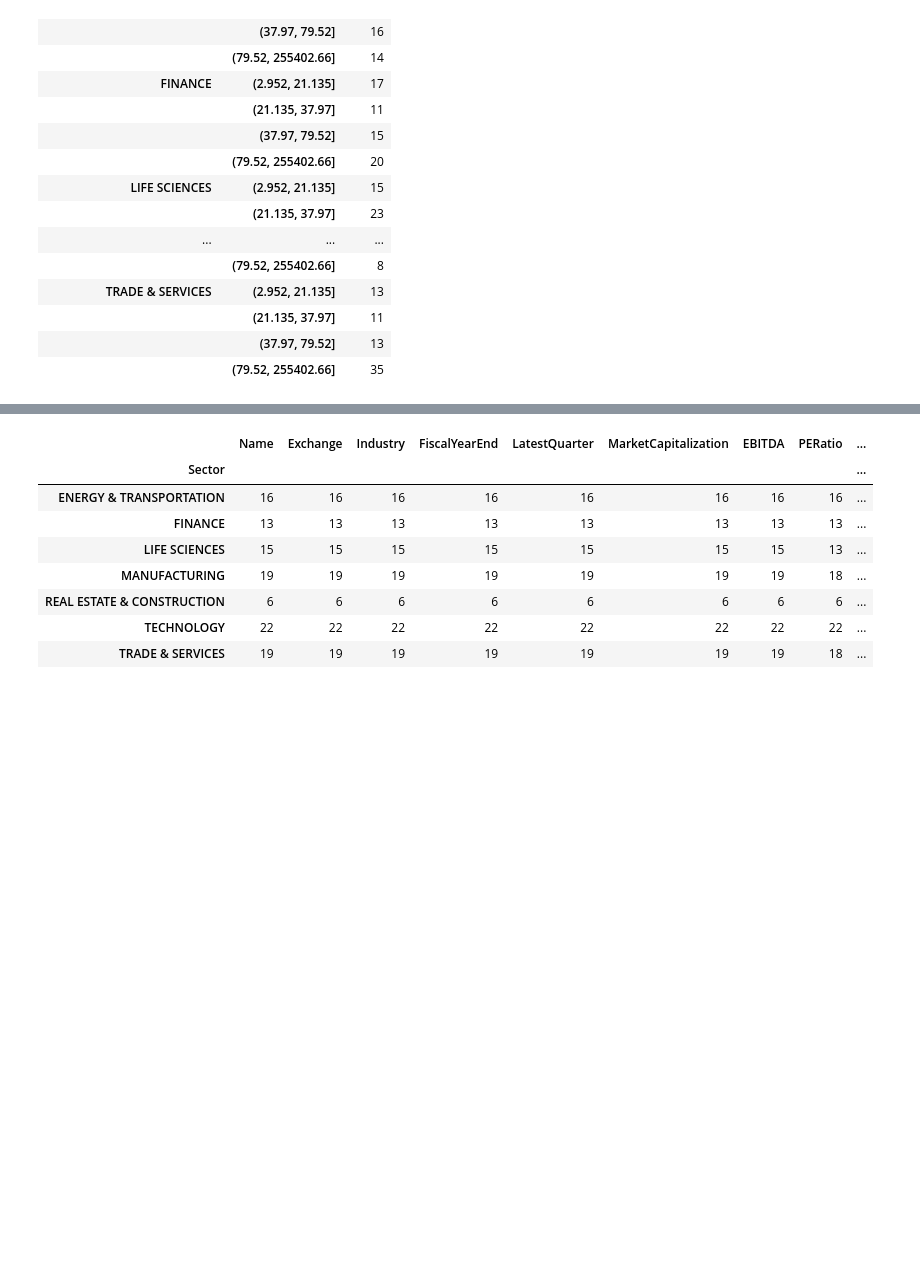
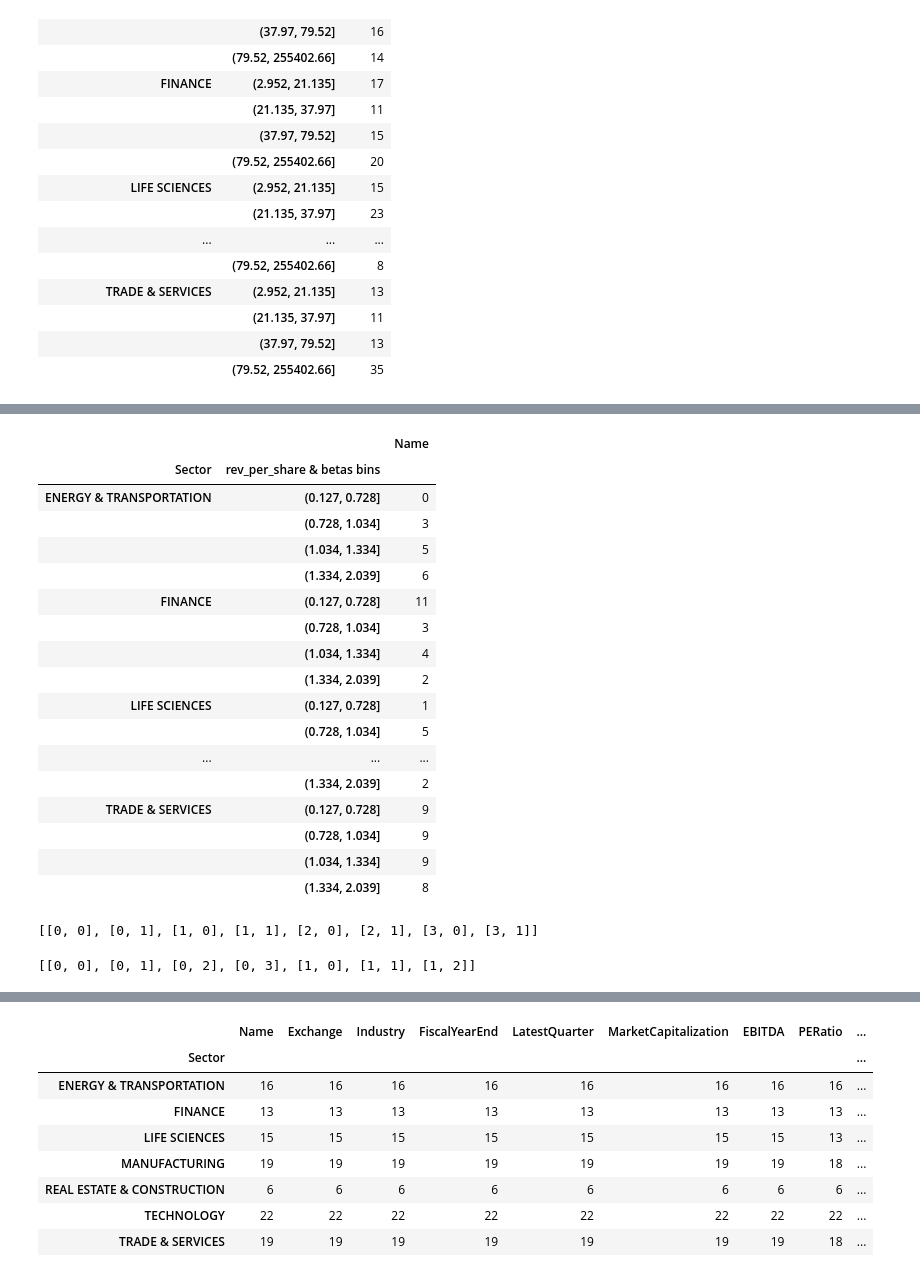
Before and after one commit to fadeeva/stock_market_research, a Jupyter notebook: Portfolio/Asset_Selection.ipynb, the cells around one changed output, grey strips where cells are left out. Drawn from its saved outputs; the diff is of its cells as text; code cells hidden in the pictures; blank space fills up the shorter version.

```diff
--- a/Portfolio/Asset_Selection.ipynb
+++ b/Portfolio/Asset_Selection.ipynb
@@ -705,0 +717,35 @@ df
+# %%
+cat['rev_per_share & betas bins'] = bins
+df = cat.groupby(['Sector', 'rev_per_share & betas bins']).count()['Name'].to_frame()
+df
+# %% [output]
+|  |  | Name |
+| Sector | rev_per_share & betas bins |  |
+| ENERGY & TRANSPORTATION | (0.127, 0.728] | 0 |
+|  | (0.728, 1.034] | 3 |
+|  | (1.034, 1.334] | 5 |
+|  | (1.334, 2.039] | 6 |
+| FINANCE | (0.127, 0.728] | 11 |
+|  | (0.728, 1.034] | 3 |
+|  | (1.034, 1.334] | 4 |
+|  | (1.334, 2.039] | 2 |
+| LIFE SCIENCES | (0.127, 0.728] | 1 |
+|  | (0.728, 1.034] | 5 |
+| ... | ... | ... |
+|  | (1.334, 2.039] | 2 |
+| TRADE & SERVICES | (0.127, 0.728] | 9 |
+|  | (0.728, 1.034] | 9 |
+|  | (1.034, 1.334] | 9 |
+|  | (1.334, 2.039] | 8 |
+# %%
+axs = []
+for x in range(4):
+    for y in range(2):
+        axs.append([x, y])
+axs
+# %% [output]
+[[0, 0], [0, 1], [1, 0], [1, 1], [2, 0], [2, 1], [3, 0], [3, 1]]
+# %%
+axs[:-1]
+# %% [output]
+[[0, 0], [0, 1], [0, 2], [0, 3], [1, 0], [1, 1], [1, 2]]
```
Also changed, not shown: parts of 9 cells of this notebook.
